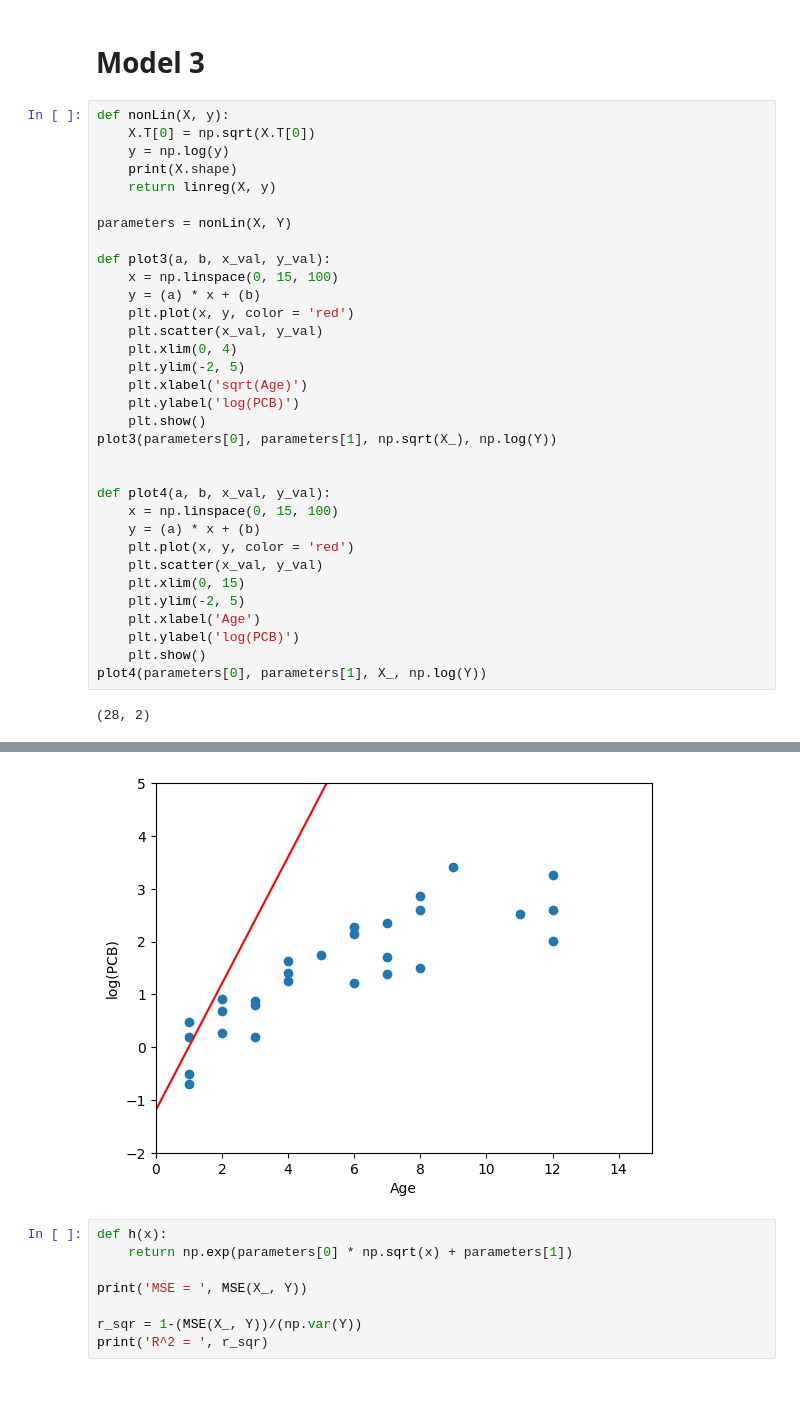
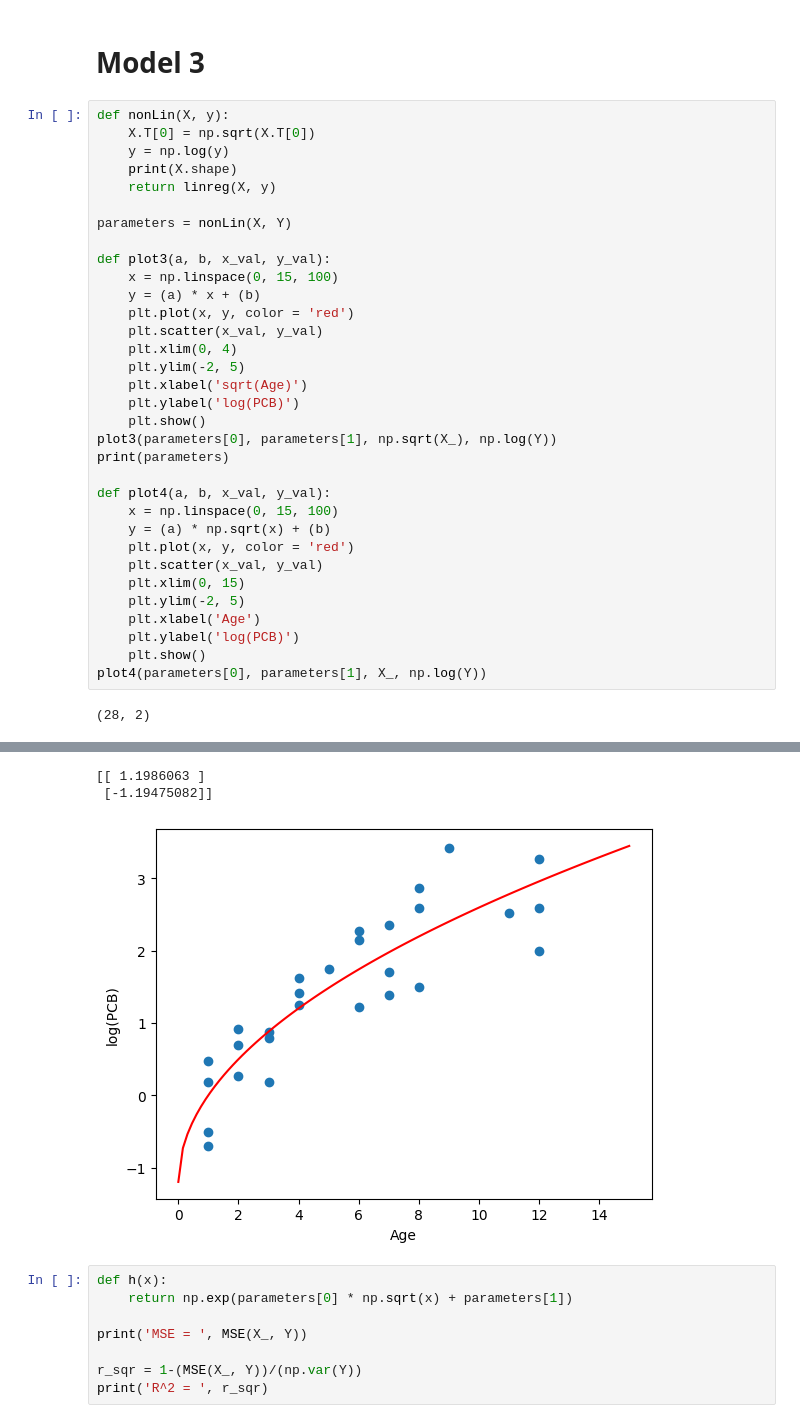
Before and after one commit to Husted42/machineLearning, a Jupyter notebook: linearRegression/linearRegression.ipynb, the cells around one changed output, grey strips where cells are left out. Cells and saved outputs as stored; diff of their text form; blank space fills up the shorter version.

```diff
--- a/linearRegression/linearRegression.ipynb
+++ b/linearRegression/linearRegression.ipynb
@@ -116,36 +116,38 @@ def nonLin(X, y):
     print(X.shape)
     return linreg(X, y)
 
 parameters = nonLin(X, Y)
 
 def plot3(a, b, x_val, y_val):
     x = np.linspace(0, 15, 100)
     y = (a) * x + (b)
     plt.plot(x, y, color = 'red')
     plt.scatter(x_val, y_val)
     plt.xlim(0, 4)
     plt.ylim(-2, 5)
     plt.xlabel('sqrt(Age)')
     plt.ylabel('log(PCB)')
     plt.show()
 plot3(parameters[0], parameters[1], np.sqrt(X_), np.log(Y))
-
+print(parameters)
 
 def plot4(a, b, x_val, y_val):
     x = np.linspace(0, 15, 100)
-    y = (a) * x + (b)
+    y = (a) * np.sqrt(x) + (b)
     plt.plot(x, y, color = 'red')
     plt.scatter(x_val, y_val)
     plt.xlim(0, 15)
     plt.ylim(-2, 5)
     plt.xlabel('Age')
     plt.ylabel('log(PCB)')
     plt.show()
 plot4(parameters[0], parameters[1], X_, np.log(Y))
 # %% [output]
 (28, 2)
 [figure]
+[[ 1.1986063 ]
+ [-1.19475082]]
-[figure, old version]
+[figure, new version]
 # %%
 def h(x):
     return np.exp(parameters[0] * np.sqrt(x) + parameters[1])
```
Also changed, not shown: 3 other files.
